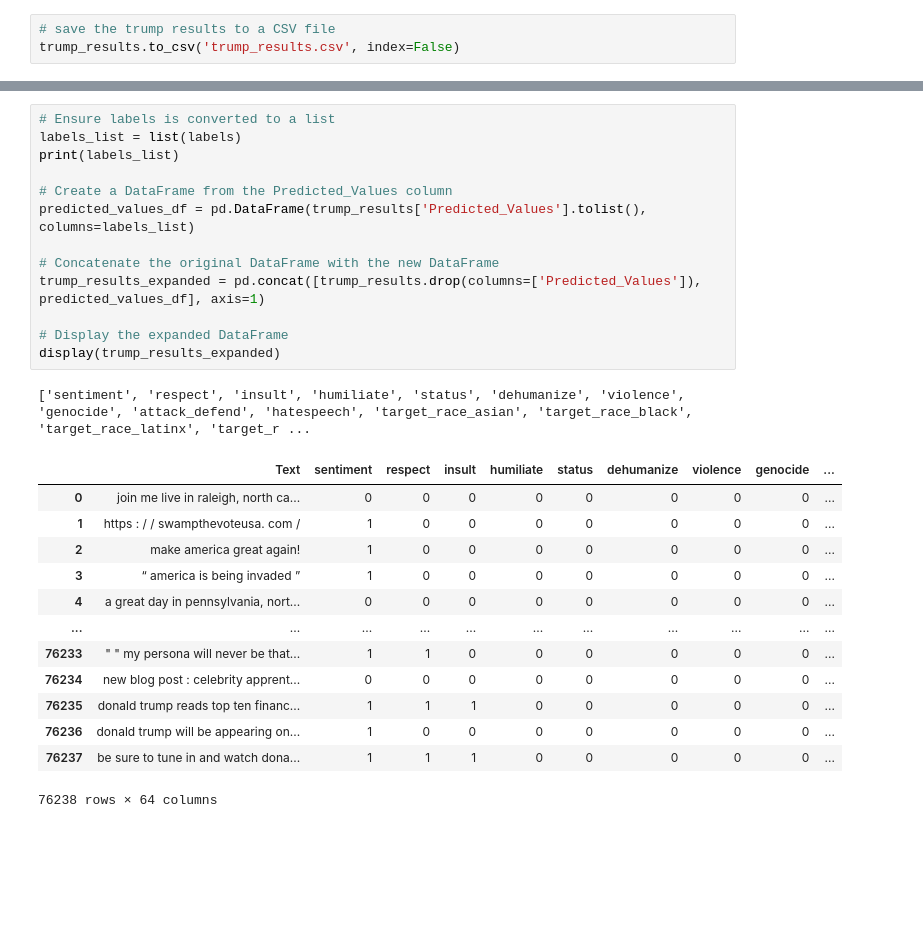
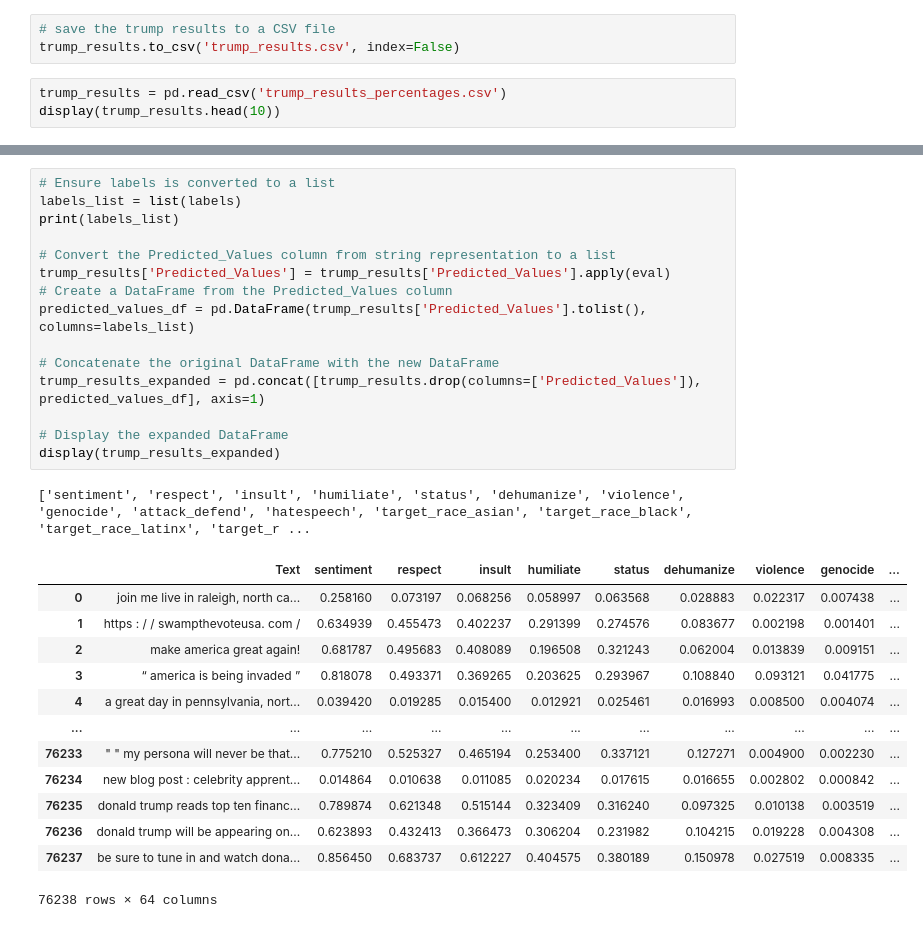
Before and after one commit to vikramv17/cs457-final-project, a Jupyter notebook: multi-class.ipynb, the cells around one changed output, grey strips where cells are left out. Drawn from its saved outputs; the diff is of its cells as text; blank space fills up the shorter version.

Commit message:
added percentages

```diff
--- a/multi-class.ipynb
+++ b/multi-class.ipynb
@@ -528,3 +528,6 @@ Processed 76238 rows so far.
 # %%
 # save the trump results to a CSV file
 trump_results.to_csv('trump_results.csv', index=False)
+# %%
+trump_results = pd.read_csv('trump_results_percentages.csv')
+display(trump_results.head(10))
@@ -531,30 +546,32 @@ trump_results.to_csv('trump_results.csv', index=False)
 # %%
 # Ensure labels is converted to a list
 labels_list = list(labels)
 print(labels_list)
 
+# Convert the Predicted_Values column from string representation to a list
+trump_results['Predicted_Values'] = trump_results['Predicted_Values'].apply(eval)
 # Create a DataFrame from the Predicted_Values column
 predicted_values_df = pd.DataFrame(trump_results['Predicted_Values'].tolist(), columns=labels_list)
 
 # Concatenate the original DataFrame with the new DataFrame
 trump_results_expanded = pd.concat([trump_results.drop(columns=['Predicted_Values']), predicted_values_df], axis=1)
 
 # Display the expanded DataFrame
 display(trump_results_expanded)
 # %% [output]
 ['sentiment', 'respect', 'insult', 'humiliate', 'status', 'dehumanize', 'violence', 'genocide', 'attack_defend', 'hatespeech', 'target_race_asian', 'target_race_black', 'target_race_latinx', 'target_r ...
 |  | Text | sentiment | respect | insult | humiliate | status | dehumanize | violence | genocide | ... |
-| 0 | join me live in raleigh, north ca... | 0 | 0 | 0 | 0 | 0 | 0 | 0 | 0 | ... |
-| 1 | https : / / swampthevoteusa. com / | 1 | 0 | 0 | 0 | 0 | 0 | 0 | 0 | ... |
-| 2 | make america great again! | 1 | 0 | 0 | 0 | 0 | 0 | 0 | 0 | ... |
-| 3 | “ america is being invaded ” | 1 | 0 | 0 | 0 | 0 | 0 | 0 | 0 | ... |
-| 4 | a great day in pennsylvania, nort... | 0 | 0 | 0 | 0 | 0 | 0 | 0 | 0 | ... |
+| 0 | join me live in raleigh, north ca... | 0.258160 | 0.073197 | 0.068256 | 0.058997 | 0.063568 | 0.028883 | 0.022317 | 0.007438 | ... |
+| 1 | https : / / swampthevoteusa. com / | 0.634939 | 0.455473 | 0.402237 | 0.291399 | 0.274576 | 0.083677 | 0.002198 | 0.001401 | ... |
+| 2 | make america great again! | 0.681787 | 0.495683 | 0.408089 | 0.196508 | 0.321243 | 0.062004 | 0.013839 | 0.009151 | ... |
+| 3 | “ america is being invaded ” | 0.818078 | 0.493371 | 0.369265 | 0.203625 | 0.293967 | 0.108840 | 0.093121 | 0.041775 | ... |
+| 4 | a great day in pennsylvania, nort... | 0.039420 | 0.019285 | 0.015400 | 0.012921 | 0.025461 | 0.016993 | 0.008500 | 0.004074 | ... |
 | ... | ... | ... | ... | ... | ... | ... | ... | ... | ... | ... |
-| 76233 | " " my persona will never be that... | 1 | 1 | 0 | 0 | 0 | 0 | 0 | 0 | ... |
-| 76234 | new blog post : celebrity apprent... | 0 | 0 | 0 | 0 | 0 | 0 | 0 | 0 | ... |
-| 76235 | donald trump reads top ten financ... | 1 | 1 | 1 | 0 | 0 | 0 | 0 | 0 | ... |
-| 76236 | donald trump will be appearing on... | 1 | 0 | 0 | 0 | 0 | 0 | 0 | 0 | ... |
-| 76237 | be sure to tune in and watch dona... | 1 | 1 | 1 | 0 | 0 | 0 | 0 | 0 | ... |
+| 76233 | " " my persona will never be that... | 0.775210 | 0.525327 | 0.465194 | 0.253400 | 0.337121 | 0.127271 | 0.004900 | 0.002230 | ... |
+| 76234 | new blog post : celebrity apprent... | 0.014864 | 0.010638 | 0.011085 | 0.020234 | 0.017615 | 0.016655 | 0.002802 | 0.000842 | ... |
+| 76235 | donald trump reads top ten financ... | 0.789874 | 0.621348 | 0.515144 | 0.323409 | 0.316240 | 0.097325 | 0.010138 | 0.003519 | ... |
+| 76236 | donald trump will be appearing on... | 0.623893 | 0.432413 | 0.366473 | 0.306204 | 0.231982 | 0.104215 | 0.019228 | 0.004308 | ... |
+| 76237 | be sure to tune in and watch dona... | 0.856450 | 0.683737 | 0.612227 | 0.404575 | 0.380189 | 0.150978 | 0.027519 | 0.008335 | ... |
 76238 rows × 64 columns
 # %%
 # Ensure the original df_trump DataFrame has the necessary columns
```
Also changed, not shown: parts of 4 cells of this notebook, 2 other files.
